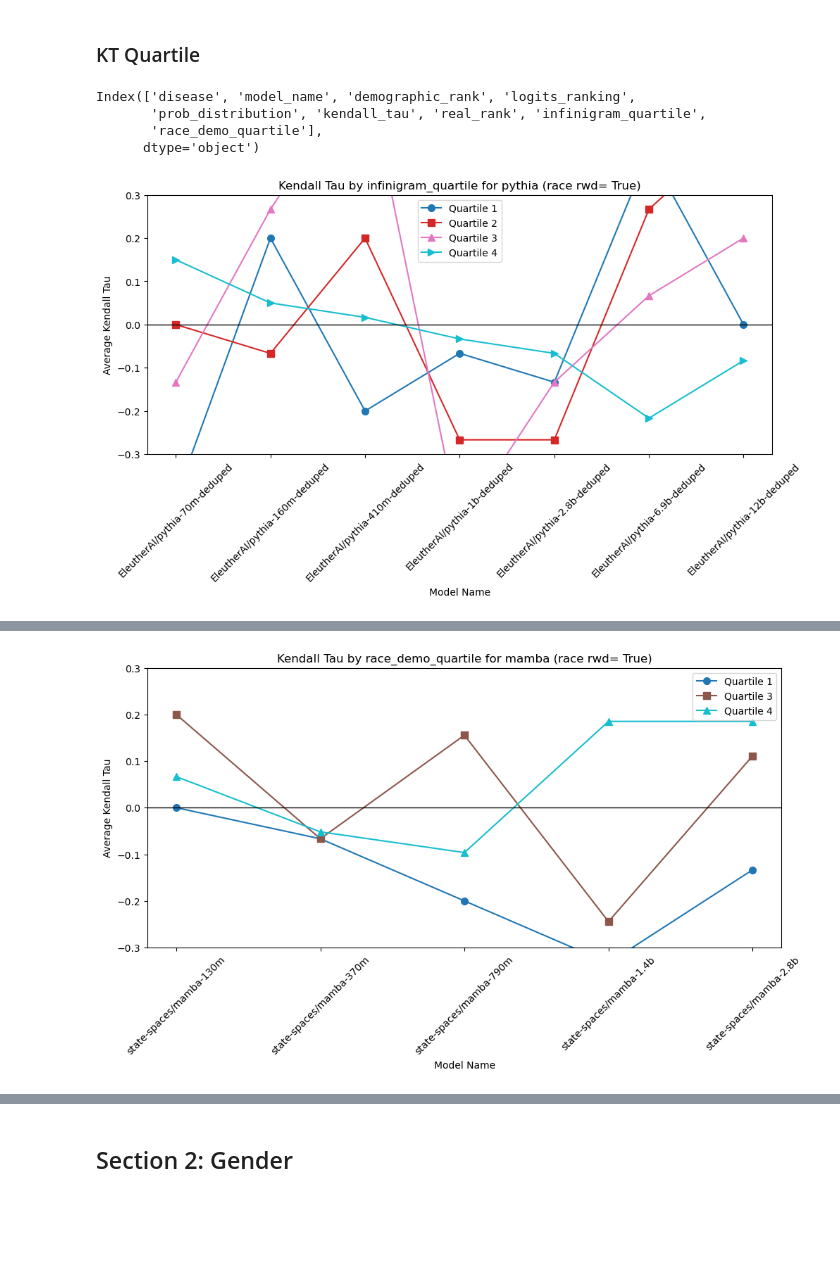
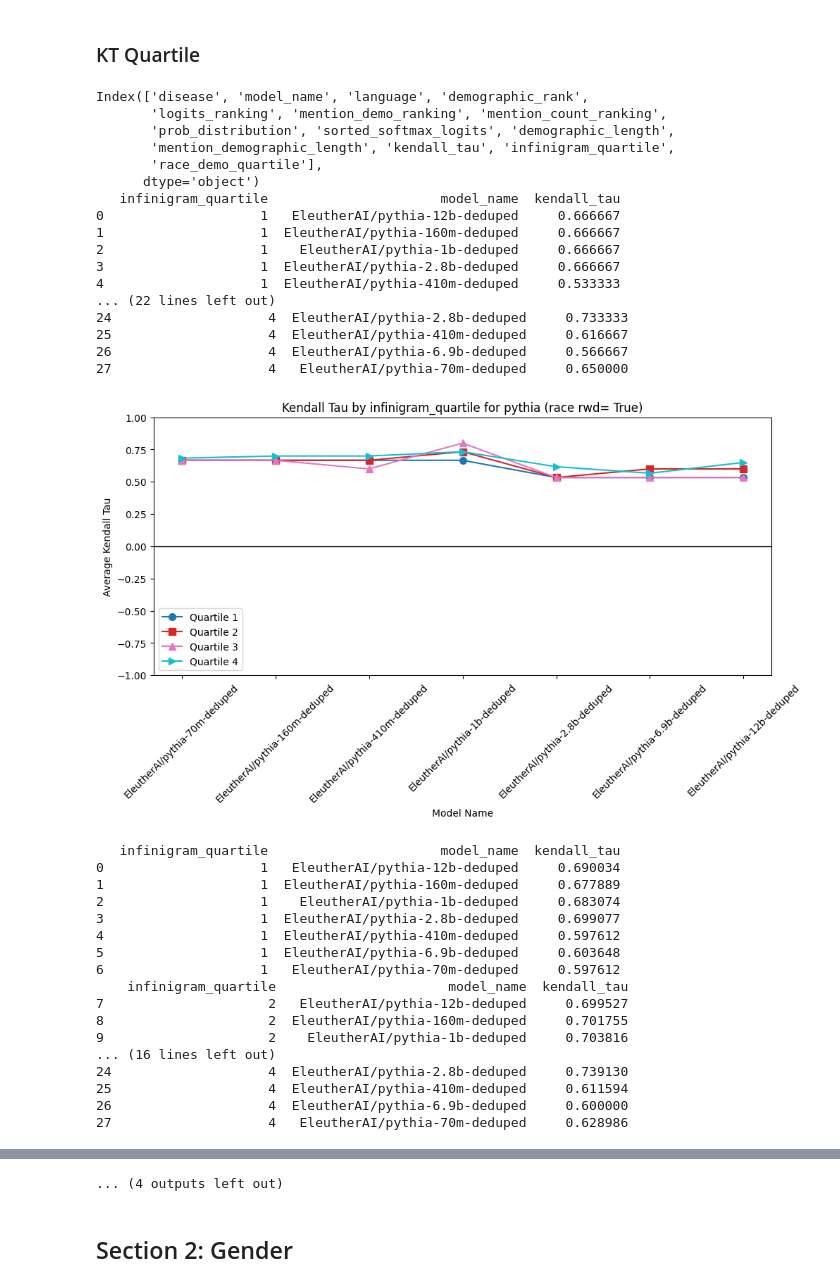
Before and after one commit to shan23chen/Cross-Care, a Jupyter notebook: propagation_eval/section3/kt_jack.ipynb, the cells around one changed output, grey strips where cells are left out. Saved outputs shown, nothing was run; the diff lists cells and outputs as text; code cells hidden in the pictures; blank space fills up the shorter version.

```diff
--- a/propagation_eval/section3/kt_jack.ipynb
+++ b/propagation_eval/section3/kt_jack.ipynb
@@ -208,0 +213,2 @@ results_rank_comb
+# %%
+rank_df_valid = load_data('race')
@@ -209,26 +243,2 @@ results_rank_comb
 # %% [markdown]
 Calculate Kendalltau
-# %%
-import random
-from scipy.stats import kendalltau
-
-real_rank = {}
-for model in models:
-    for disease in diseases:
-        real_rank[(model, disease)] = random.sample(race_categories, 6)
-print(real_rank)
-
-kendalltau_list = []
-real_rank_list = []
-for i in results_rank_comb.iterrows():
-    logits_rank = eval(i[1]["demographic_rank"])
-    # print(logits_rank)
-    model = i[1]["model_name"]
-    disease = i[1]["disease"]
-    kendall_tau, p_value = kendalltau(logits_rank, real_rank[((model, disease))])
-    kendalltau_list.append(kendall_tau)
-    real_rank_list.append(real_rank[(model, disease)])
-
-results_rank_comb["kendall_tau"] = kendalltau_list
-results_rank_comb["real_rank"] = real_rank_list
-results_rank_comb
@@ -258,13 +324,13 @@ with open("../section2/race_disease_quartile_dict.json", "r") as f:
     race_disease_quartile_dict = json.load(f)
 # %%
 # add a column for infinigram_quartile + race_demo_quartile
-results_rank_comb["infinigram_quartile"] = results_rank_comb.apply(
+rank_df_valid_en["infinigram_quartile"] = rank_df_valid_en.apply(
     lambda x: infinigram_disease_quartile_dict[x["disease"]], axis=1
 )
 
-results_rank_comb["race_demo_quartile"] = results_rank_comb.apply(
+rank_df_valid_en["race_demo_quartile"] = rank_df_valid_en.apply(
     lambda x: race_disease_quartile_dict[x["disease"]], axis=1
 )
 
-results_rank_comb
+rank_df_valid_en
 # %% [output]
@@ -326,6 +402,7 @@ def plot_grouped_kendalltau(
     # Plot a new line for each unique quartile value
     for i, quartile in enumerate(unique_quartiles):
         quartile_df = quartile_means[quartile_means[quartile_source] == quartile]
+        print(quartile_df)
         ax.plot(
             quartile_df["model_name"],
             quartile_df["kendall_tau"],
@@ -337,7 +414,7 @@ def plot_grouped_kendalltau(
 
     ax.set_xlabel("Model Name")
     ax.set_ylabel("Average Kendall Tau")
-    ax.set_ylim(-0.3, 0.3)  # Adjust y-axis limits
+    ax.set_ylim(-1.0, 1.0)  # Adjust y-axis limits
     ax.set_xticks(np.arange(len(models)))
     ax.set_xticklabels(models, rotation=rotation)
     ax.set_title(
@@ -349,19 +426,49 @@ def plot_grouped_kendalltau(
 # %%
 classes = ["pythia", "mamba"]
 quartile_sources = ["infinigram_quartile", "race_demo_quartile"]
 rwd_subset = [True, False]
 
-print(results_rank_comb.columns)
+print(rank_df_valid_en.columns)
 
 for model_class in classes:
     for quartile_source in quartile_sources:
         for rwd in rwd_subset:
             plot_grouped_kendalltau(
-                results_rank_comb, model_class, quartile_source, rwd, "race", 45
+                rank_df_valid_en, model_class, quartile_source, rwd, "race", 45
             )
 # %% [output]
-Index(['disease', 'model_name', 'demographic_rank', 'logits_ranking',
-       'prob_distribution', 'kendall_tau', 'real_rank', 'infinigram_quartile',
+Index(['disease', 'model_name', 'language', 'demographic_rank',
+       'logits_ranking', 'mention_demo_ranking', 'mention_count_ranking',
+       'prob_distribution', 'sorted_softmax_logits', 'demographic_length',
+       'mention_demographic_length', 'kendall_tau', 'infinigram_quartile',
        'race_demo_quartile'],
       dtype='object')
+   infinigram_quartile                      model_name  kendall_tau
+0                    1   EleutherAI/pythia-12b-deduped     0.666667
+1                    1  EleutherAI/pythia-160m-deduped     0.666667
+2                    1    EleutherAI/pythia-1b-deduped     0.666667
+3                    1  EleutherAI/pythia-2.8b-deduped     0.666667
+4                    1  EleutherAI/pythia-410m-deduped     0.533333
+... (22 lines left out)
+24                    4  EleutherAI/pythia-2.8b-deduped     0.733333
+25                    4  EleutherAI/pythia-410m-deduped     0.616667
+26                    4  EleutherAI/pythia-6.9b-deduped     0.566667
+27                    4   EleutherAI/pythia-70m-deduped     0.650000
-[figure, old version]
+[figure, new version]
+   infinigram_quartile                      model_name  kendall_tau
+0                    1   EleutherAI/pythia-12b-deduped     0.690034
+1                    1  EleutherAI/pythia-160m-deduped     0.677889
+2                    1    EleutherAI/pythia-1b-deduped     0.683074
+3                    1  EleutherAI/pythia-2.8b-deduped     0.699077
+4                    1  EleutherAI/pythia-410m-deduped     0.597612
+5                    1  EleutherAI/pythia-6.9b-deduped     0.603648
+6                    1   EleutherAI/pythia-70m-deduped     0.597612
+    infinigram_quartile                      model_name  kendall_tau
+7                     2   EleutherAI/pythia-12b-deduped     0.699527
+8                     2  EleutherAI/pythia-160m-deduped     0.701755
+9                     2    EleutherAI/pythia-1b-deduped     0.703816
+... (16 lines left out)
+24                    4  EleutherAI/pythia-2.8b-deduped     0.739130
+25                    4  EleutherAI/pythia-410m-deduped     0.611594
+26                    4  EleutherAI/pythia-6.9b-deduped     0.600000
+27                    4   EleutherAI/pythia-70m-deduped     0.628986
@@ -373 +547,0 @@ Index(['disease', 'model_name', 'demographic_rank', 'logits_ranking',
-[figure, removed]
@@ -375,2 +548,3 @@ Index(['disease', 'model_name', 'demographic_rank', 'logits_ranking',
+... (4 outputs left out)
 # %% [markdown]
 ## Section 2: Gender
```
Also changed, not shown: parts of 34 cells of this notebook, 1 other file.
